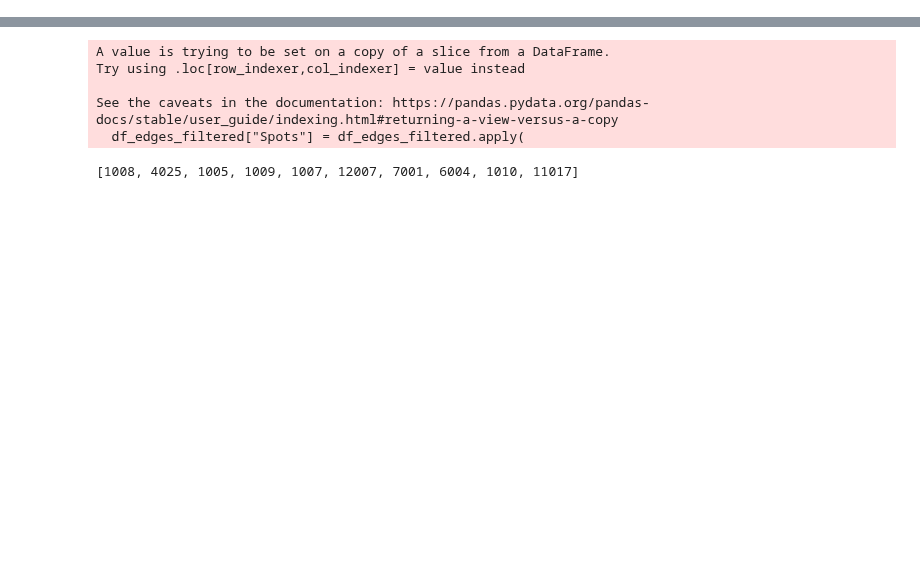
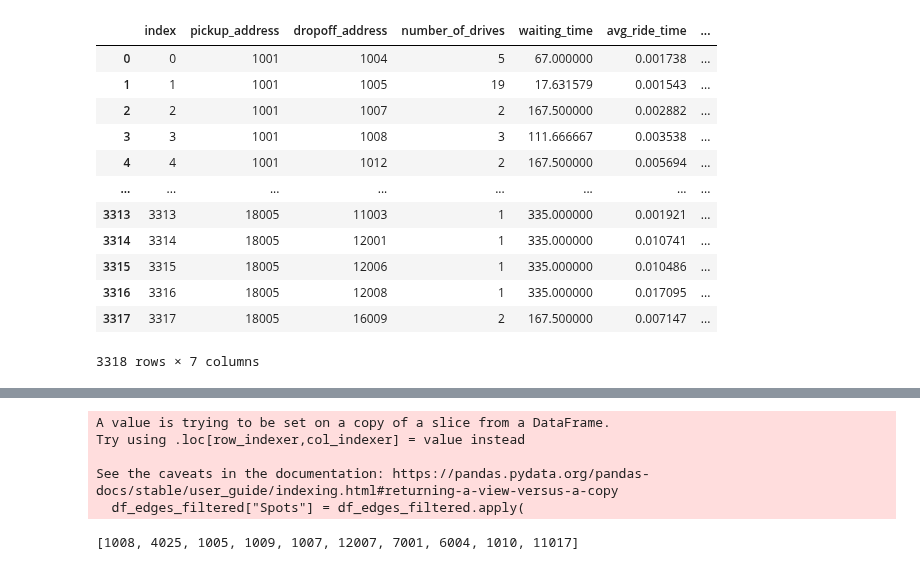
Before and after one commit to Lukas-Dierkes/vehicle-stream-team-project, a Jupyter notebook: vehicle_stream_pipeline/playground.ipynb, the cells around one changed output, grey strips where cells are left out. Drawn from its saved outputs; the diff is of its cells as text; code cells hidden in the pictures; blank space fills up the shorter version.

```diff
--- a/vehicle_stream_pipeline/playground.ipynb
+++ b/vehicle_stream_pipeline/playground.ipynb
@@ -50,0 +76,16 @@ graph = calculate_graph(aggregated_drives)
+# %%
+aggregated_drives
+# %% [output]
+|  | index | pickup_address | dropoff_address | number_of_drives | waiting_time | avg_ride_time | ... |
+| 0 | 0 | 1001 | 1004 | 5 | 67.000000 | 0.001738 | ... |
+| 1 | 1 | 1001 | 1005 | 19 | 17.631579 | 0.001543 | ... |
+| 2 | 2 | 1001 | 1007 | 2 | 167.500000 | 0.002882 | ... |
+| 3 | 3 | 1001 | 1008 | 3 | 111.666667 | 0.003538 | ... |
+| 4 | 4 | 1001 | 1012 | 2 | 167.500000 | 0.005694 | ... |
+| ... | ... | ... | ... | ... | ... | ... | ... |
+| 3313 | 3313 | 18005 | 11003 | 1 | 335.000000 | 0.001921 | ... |
+| 3314 | 3314 | 18005 | 12001 | 1 | 335.000000 | 0.010741 | ... |
+| 3315 | 3315 | 18005 | 12006 | 1 | 335.000000 | 0.010486 | ... |
+| 3316 | 3316 | 18005 | 12008 | 1 | 335.000000 | 0.017095 | ... |
+| 3317 | 3317 | 18005 | 16009 | 2 | 167.500000 | 0.007147 | ... |
+3318 rows × 7 columns
```
Also changed, not shown: parts of 25 cells of this notebook, 2 other files.
